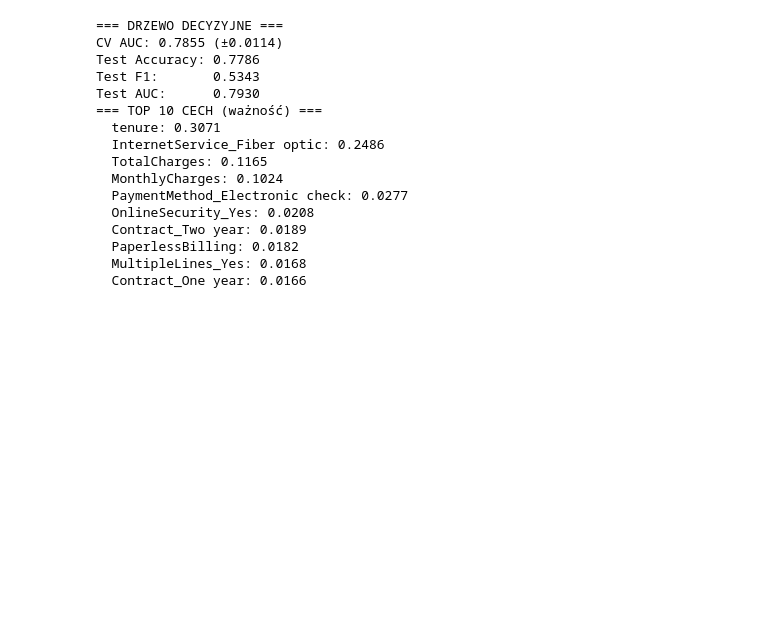
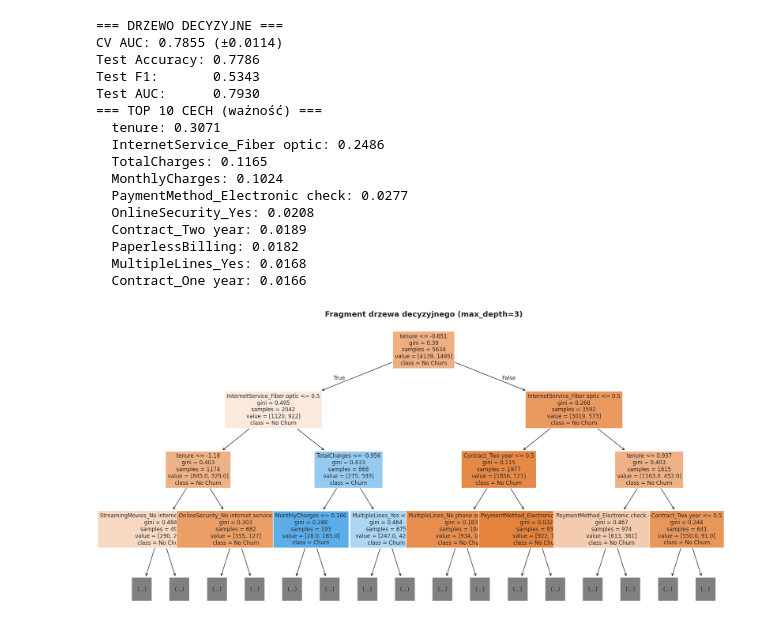
Before and after one commit to fmich7/nba-cluster-analysis, a Jupyter notebook: projekt2/telco_churn_analysis_updated.ipynb, the cells around one changed output. Cells and saved outputs as stored; diff of their text form; code cells hidden in the pictures; blank space fills up the shorter version.

```diff
--- a/projekt2/telco_churn_analysis_updated.ipynb
+++ b/projekt2/telco_churn_analysis_updated.ipynb
@@ -553,13 +553,13 @@ Test AUC:      0.7930
   MultipleLines_Yes: 0.0168
   Contract_One year: 0.0166
 # %%
+# Wizualizacja drzewa decyzyjnego
+
 from sklearn.tree import plot_tree
-
-# Wizualizacja drzewa decyzyjnego (pierwsze 3 poziomy dla czytelności)
-fig, ax = plt.subplots(figsize=(20, 12))
-plot_tree(dt, feature_names=X_train.columns, class_names=['No Churn', 'Churn'],
-          filled=True, rounded=True, fontsize=10, max_depth=3, ax=ax)
-ax.set_title('Drzewo Decyzyjne (pierwsze 3 poziomy)', fontsize=14, fontweight='bold')
-plt.tight_layout()
-plt.savefig('output/decision_tree_viz.png', dpi=150, bbox_inches='tight')
+plt.figure(figsize=(20, 10))
+plot_tree(dt, feature_names=X_train.columns, class_names=['No Churn', 'Churn'], filled=True, max_depth=3, fontsize=10)
+plt.title('Fragment drzewa decyzyjnego (max_depth=3)', fontsize=14, fontweight='bold')
+plt.savefig('output/dt_tree_fragment.png', dpi=150, bbox_inches='tight')
 plt.show()
+# %% [output]
+[figure, added]
```
Also changed, not shown: parts of 23 cells of this notebook, 6 other files.
